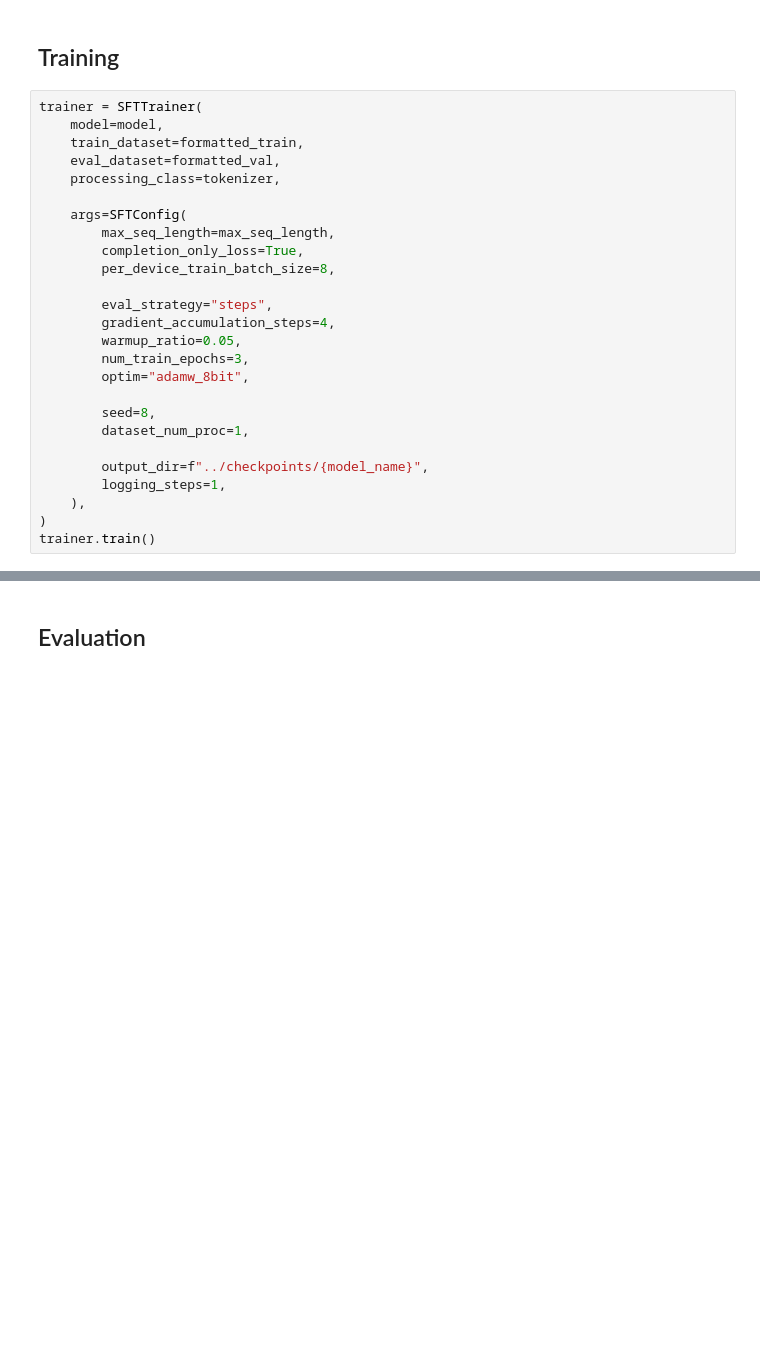
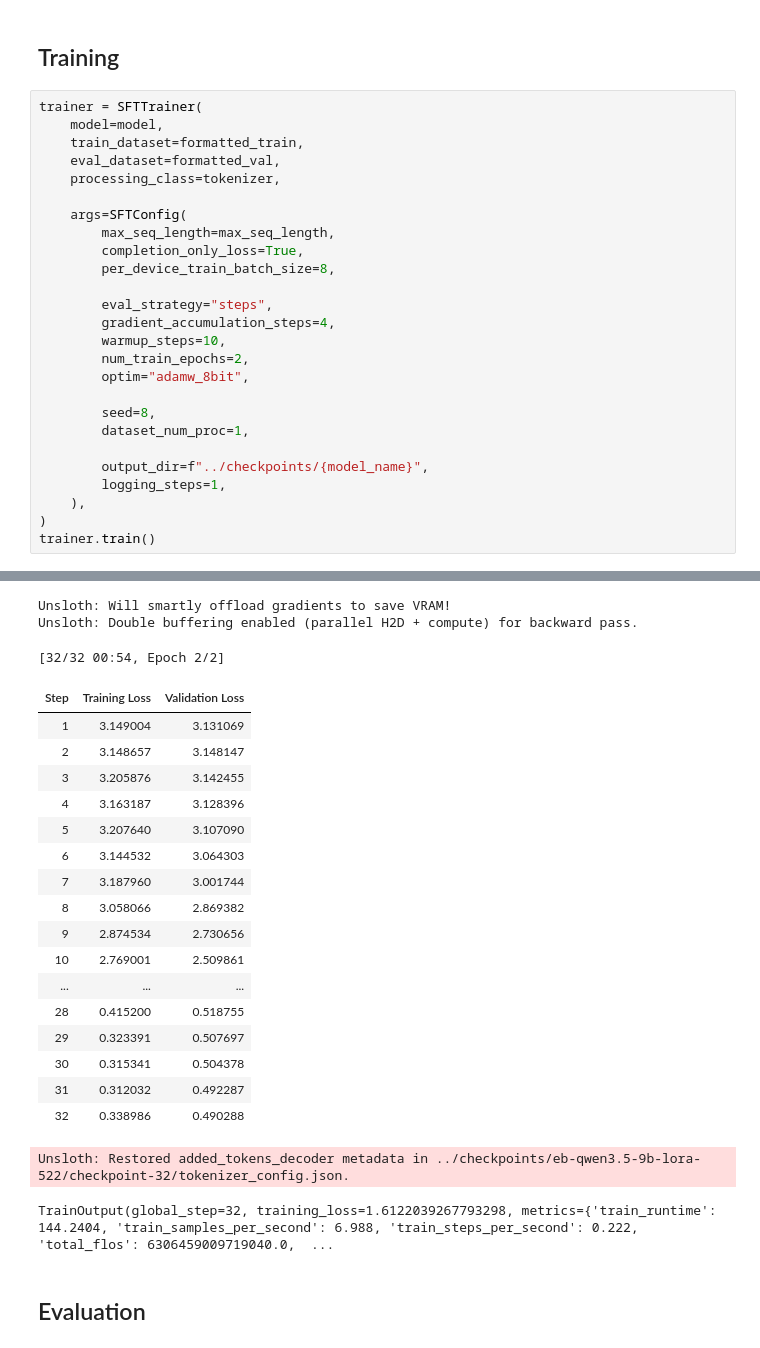
Before and after one commit to mkPuzon/local-llm-fine-tuning, a Jupyter notebook: notebooks/qwen3.5-9b.ipynb, the cells around one changed output, grey strips where cells are left out. Cells and saved outputs as stored; diff of their text form; blank space fills up the shorter version.

```diff
--- a/notebooks/qwen3.5-9b.ipynb
+++ b/notebooks/qwen3.5-9b.ipynb
@@ -104,8 +130,8 @@ trainer = SFTTrainer(
 
         eval_strategy="steps",
         gradient_accumulation_steps=4,
-        warmup_ratio=0.05,
-        num_train_epochs=3,
+        warmup_steps=10,
+        num_train_epochs=2,
         optim="adamw_8bit",
 
         seed=8,
@@ -116,3 +142,4 @@ trainer = SFTTrainer(
     ),
 )
 trainer.train()
+# %% [output]
@@ -119,3 +152,25 @@ trainer.train()
+Unsloth: Will smartly offload gradients to save VRAM!
+Unsloth: Double buffering enabled (parallel H2D + compute) for backward pass.
+[32/32 00:54, Epoch 2/2]
+| Step | Training Loss | Validation Loss |
+| 1 | 3.149004 | 3.131069 |
+| 2 | 3.148657 | 3.148147 |
+| 3 | 3.205876 | 3.142455 |
+| 4 | 3.163187 | 3.128396 |
+| 5 | 3.207640 | 3.107090 |
+| 6 | 3.144532 | 3.064303 |
+| 7 | 3.187960 | 3.001744 |
+| 8 | 3.058066 | 2.869382 |
+| 9 | 2.874534 | 2.730656 |
+| 10 | 2.769001 | 2.509861 |
+| ... | ... | ... |
+| 28 | 0.415200 | 0.518755 |
+| 29 | 0.323391 | 0.507697 |
+| 30 | 0.315341 | 0.504378 |
+| 31 | 0.312032 | 0.492287 |
+| 32 | 0.338986 | 0.490288 |
+Unsloth: Restored added_tokens_decoder metadata in ../checkpoints/eb-qwen3.5-9b-lora-522/checkpoint-32/tokenizer_config.json.
+TrainOutput(global_step=32, training_loss=1.6122039267793298, metrics={'train_runtime': 144.2404, 'train_samples_per_second': 6.988, 'train_steps_per_second': 0.222, 'total_flos': 6306459009719040.0,  ...
 # %% [markdown]
 ## Evaluation
 # %%
```
Also changed, not shown: parts of 8 cells of this notebook, 6 other files.
